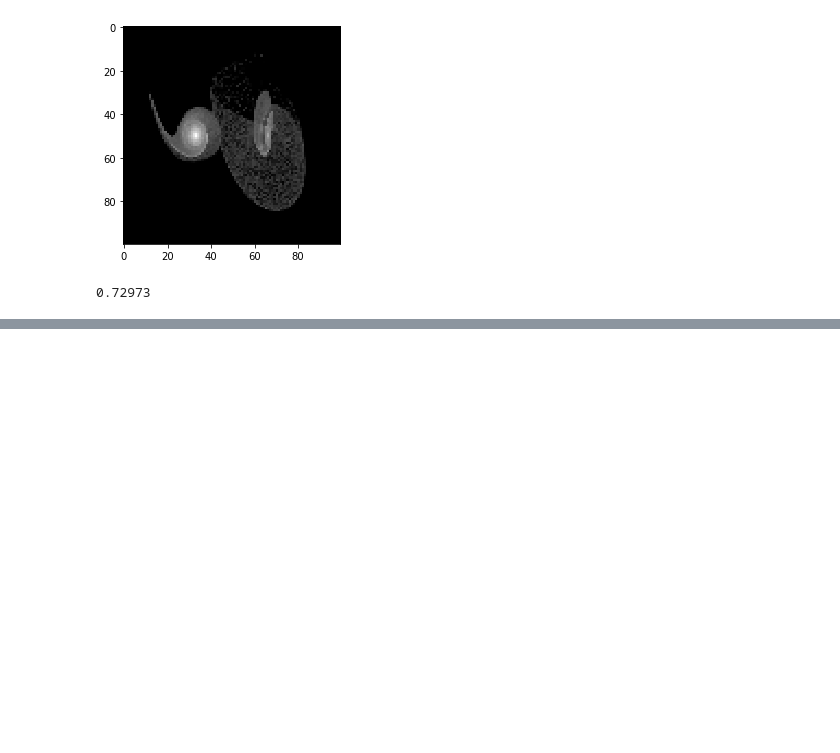
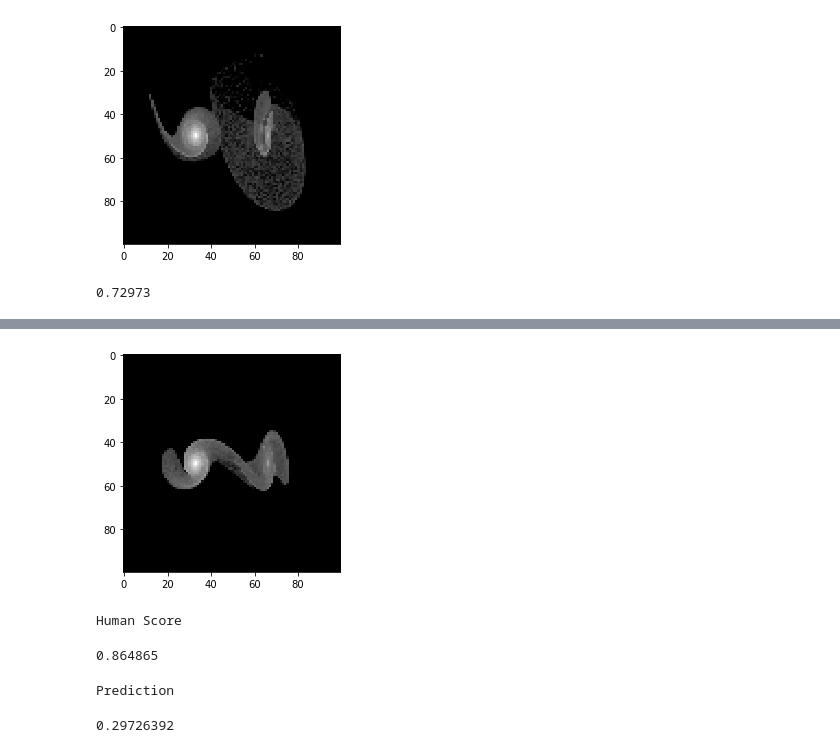
Before and after one commit to CSCI4850/S20-team2-project, a Jupyter notebook: src/ConvNet.ipynb, the cells around one changed output, grey strips where cells are left out. Drawn from its saved outputs; the diff is of its cells as text; code cells hidden in the pictures; blank space fills up the shorter version.

```diff
--- a/src/ConvNet.ipynb
+++ b/src/ConvNet.ipynb
@@ -165,0 +242,14 @@ DONE
+# %%
+plt.imshow(image.array_to_img(x_test[top10[1],:,:,:]), cmap='Greys_r')
+plt.show()
+
+print("Human Score")
+display(y_test[top10[1]])
+print("Prediction")
+display(preds[top10[1]][0])
+# %% [output]
+[figure, added]
+Human Score
+0.864865
+Prediction
+0.29726392
```
Also changed, not shown: parts of 26 cells of this notebook.
